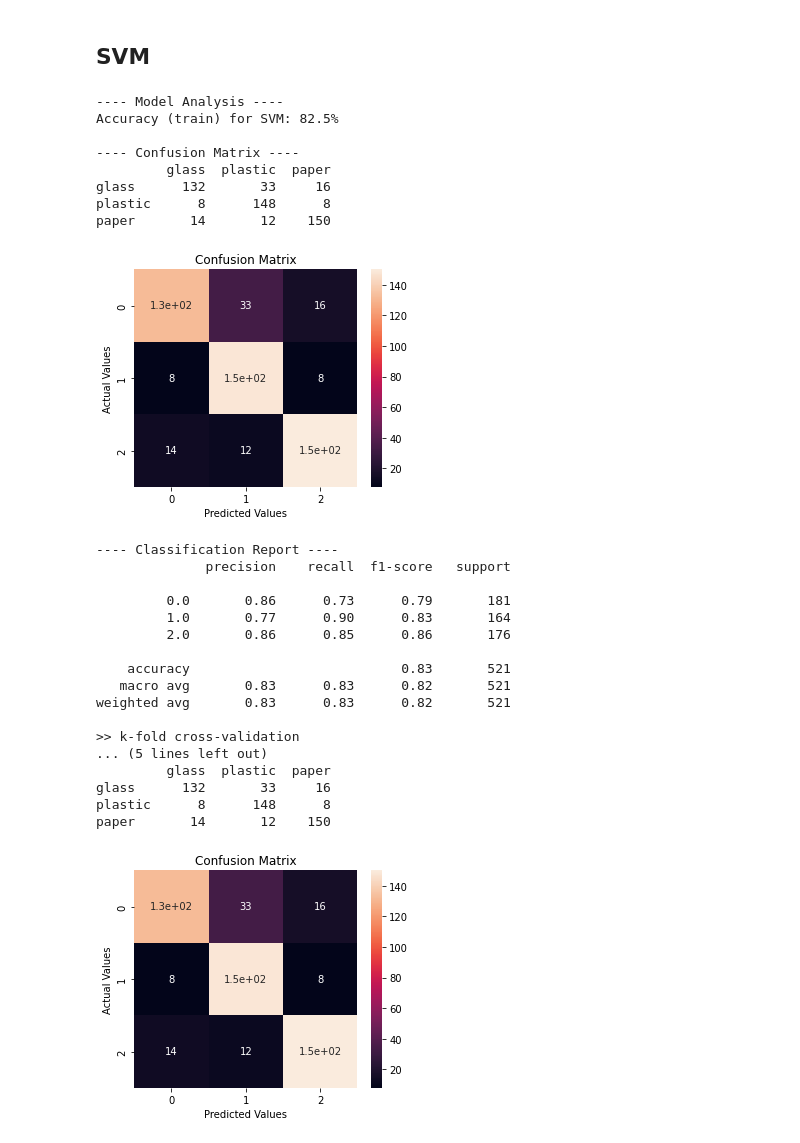
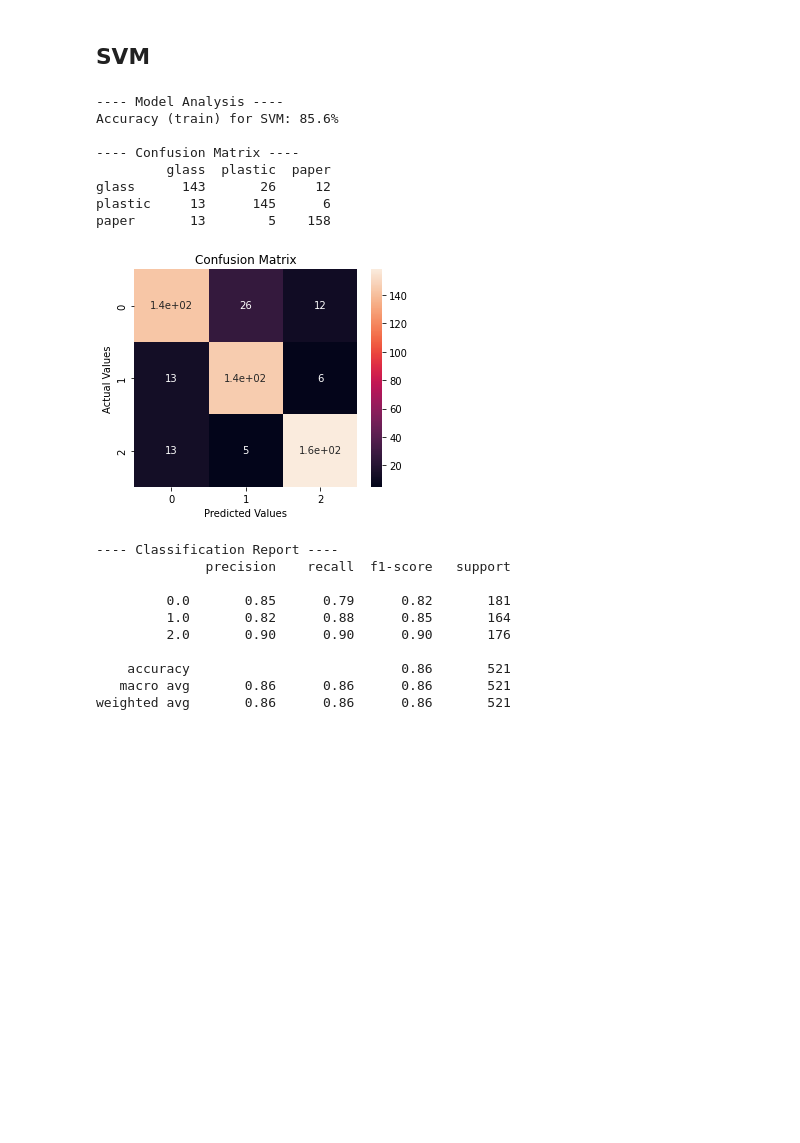
Before and after one commit to pedromonteiro01/garbage_classification, a Jupyter notebook: project/main.ipynb, the cells around one changed output. Cells and saved outputs as stored; diff of their text form; code cells hidden in the pictures; blank space fills up the shorter version.

```diff
--- a/project/main.ipynb
+++ b/project/main.ipynb
@@ -407,7 +327,7 @@ weighted avg       0.84      0.84      0.84       568
 ## Neural Network
 # %%
 model = MLPClassifier(max_iter=20000)
-model2 = MLPClassifier()
+
 model_train(model,'NN', X_train, y_train, X_test, y_test)
 
 mlp_parameters = {
@@ -421,6 +341,6 @@ hyper_mlp_parameters = hyperparameters(model, mlp_parameters , X_train, y_train)
 model.set_params(**hyper_mlp_parameters)
 model_train(model,'NN', X_train, y_train, X_test, y_test)
 
-kfmodel = kfold(model, 5, X, y)
+kfmodel = kfold(model, 5, X_train, y_train)
 model_train(kfmodel,'NN', X_train, y_train, X_test, y_test)
 # %% [output]
@@ -461,7 +384,7 @@ hyper_rfc_parameters = hyperparameters(model, rfc_parameters , X_train, y_train)
 model.set_params(**hyper_rfc_parameters)
 model_train(model,'RFC', X_train, y_train, X_test, y_test)
 
-kfmodel = kfold(model, 5, X, y)
+kfmodel = kfold(model, 5, X_train, y_train)
 model_train(kfmodel,'RFC', X_train, y_train, X_test, y_test)
 # %% [output]
 ---- Model Analysis ----
@@ -550,15 +434,0 @@ weighted avg       0.86      0.85      0.85       521
-# %%
-model = GaussianNB()
-
-model_train(model, 'GNB', X_train, y_train, X_test, y_test)
-
-gaussian_nb_params = {
-    'var_smoothing': np.logspace(0,-9, num=100),
-}
-
-hyper_gaussian_parameters = hyperparameters(model, gaussian_nb_params , X_train, y_train)
-model.set_params(**hyper_gaussian_parameters)
-model_train(model,'GNB', X_train, y_train, X_test, y_test)
-
-kfmodel = kfold(model, 5, X, y)
-model_train(kfmodel, 'GNB', X_train, y_train, X_test, y_test)
@@ -623,43 +437,35 @@ weighted avg       0.56      0.51      0.51       521
 # %%
 model = SVC()
 
 model_train(model, 'SVM', X_train, y_train, X_test, y_test)
 
-# svm_parameters = [{'C': [0.01, 0.1, 1, 10, 50, 100, 1000],
-#               'gamma': [0.001, 0.01, 0.03, 0.1, 0.3, 1],
-#               'kernel': ['rbf']}]
-# best_svm_params = hyperparameters(model, svm_parameters , X_train, y_train)
+svm_parameters = [{'C': [0.01, 0.1, 1, 10, 50, 100, 1000],
+              'gamma': [0.001, 0.01, 0.03, 0.1, 0.3, 1],
+              'kernel': ['rbf']}]
+best_svm_params = hyperparameters(model, svm_parameters , X_train, y_train)
 
-# model.set_params(**best_svm_params)
-# model_train(model,'SVM', X_train, y_train, X_test, y_test)
+model.set_params(**best_svm_params)
+model_train(model,'SVM', X_train, y_train, X_test, y_test)
 
 kfmodel = kfold(model, 5, X_train, y_train)
 model_train(kfmodel, 'SVM', X_train, y_train, X_test, y_test)
 # %% [output]
 ---- Model Analysis ----
-Accuracy (train) for SVM: 82.5%
+Accuracy (train) for SVM: 85.6%
 
 ---- Confusion Matrix ----
          glass  plastic  paper
-glass      132       33     16
-plastic      8      148      8
-paper       14       12    150
+glass      143       26     12
+plastic     13      145      6
+paper       13        5    158
-[figure, old version]
+[figure, new version]
 ---- Classification Report ----
               precision    recall  f1-score   support
 
-         0.0       0.86      0.73      0.79       181
-         1.0       0.77      0.90      0.83       164
-         2.0       0.86      0.85      0.86       176
+         0.0       0.85      0.79      0.82       181
+         1.0       0.82      0.88      0.85       164
+         2.0       0.90      0.90      0.90       176
 
-    accuracy                           0.83       521
-   macro avg       0.83      0.83      0.82       521
-weighted avg       0.83      0.83      0.82       521
-
->> k-fold cross-validation
-... (5 lines left out)
-         glass  plastic  paper
-glass      132       33     16
-plastic      8      148      8
-paper       14       12    150
+    accuracy                           0.86       521
+   macro avg       0.86      0.86      0.86       521
+weighted avg       0.86      0.86      0.86       521
-[figure, removed]
```
Also changed, not shown: parts of 27 cells of this notebook, 1 other file.
